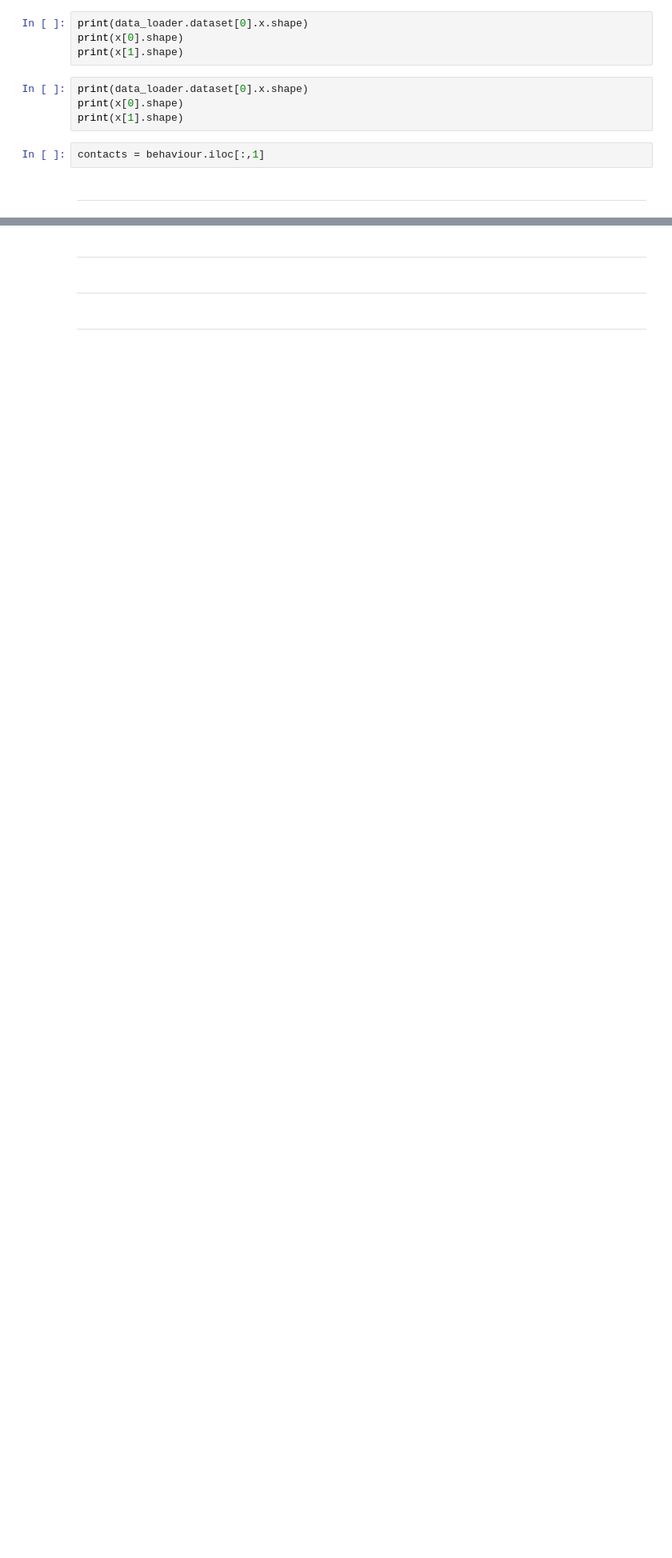
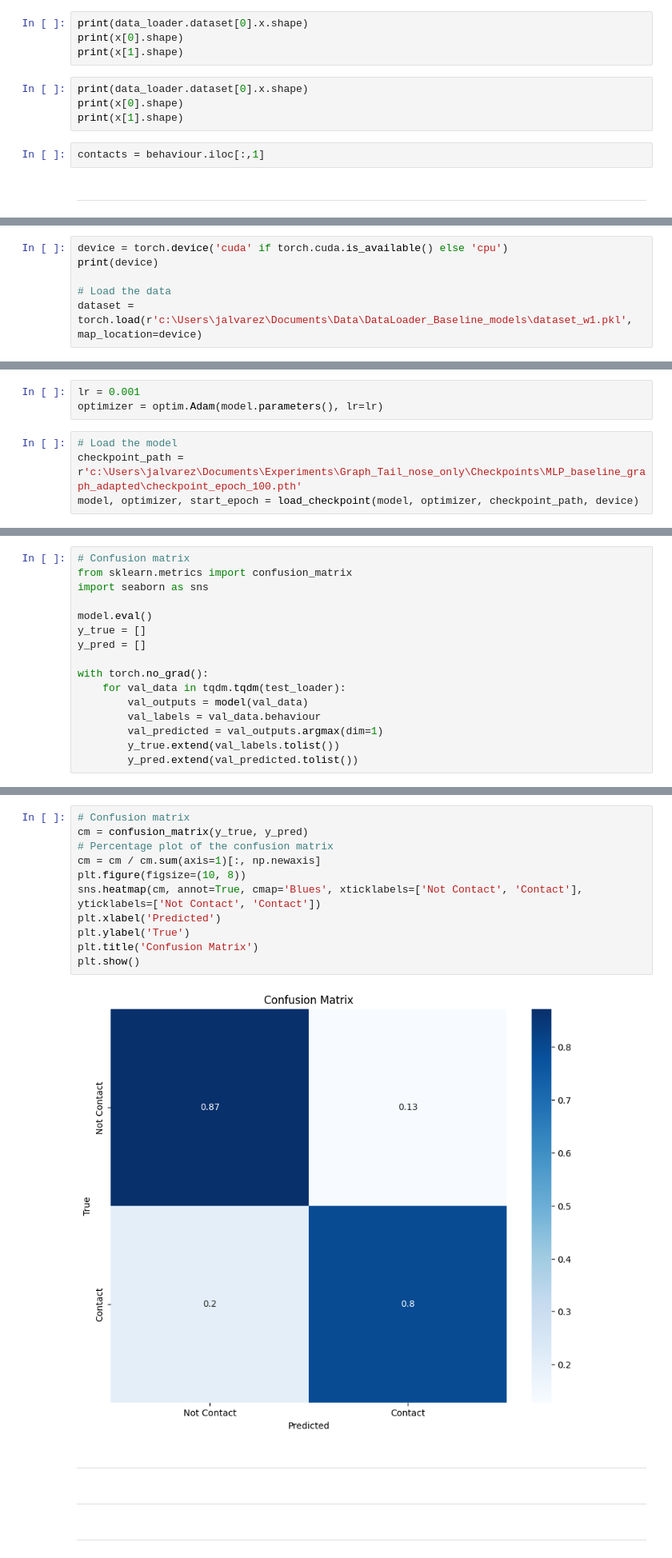
Before and after one commit to JulianAlvarezdeGiorgi/Behavioral_Tagging_of_Mice_in_multiple_Mice_setup_using_Deep_Learning, a Jupyter notebook: src/train_oficina.ipynb, the cells around one changed output, grey strips where cells are left out. Shown at 80% size. Cells and saved outputs as stored; diff of their text form; blank space fills up the shorter version.

```diff
--- a/src/train_oficina.ipynb
+++ b/src/train_oficina.ipynb
@@ -272,0 +317,6 @@ contacts = behaviour.iloc[:,1]
+# %%
+device = torch.device('cuda' if torch.cuda.is_available() else 'cpu')
+print(device)
+
+# Load the data
+dataset = torch.load(r'c:\Users\jalvarez\Documents\Data\DataLoader_Baseline_models\dataset_w1.pkl', map_location=device)
@@ -272,0 +365,7 @@ contacts = behaviour.iloc[:,1]
+# %%
+lr = 0.001
+optimizer = optim.Adam(model.parameters(), lr=lr)
+# %%
+# Load the model
+checkpoint_path = r'c:\Users\jalvarez\Documents\Experiments\Graph_Tail_nose_only\Checkpoints\MLP_baseline_graph_adapted\checkpoint_epoch_100.pth'
+model, optimizer, start_epoch = load_checkpoint(model, optimizer, checkpoint_path, device)
@@ -272,0 +374,16 @@ contacts = behaviour.iloc[:,1]
+# %%
+# Confusion matrix
+from sklearn.metrics import confusion_matrix
+import seaborn as sns
+
+model.eval()
+y_true = []
+y_pred = []
+
+with torch.no_grad():
+    for val_data in tqdm.tqdm(test_loader):
+        val_outputs = model(val_data)
+        val_labels = val_data.behaviour
+        val_predicted = val_outputs.argmax(dim=1)
+        y_true.extend(val_labels.tolist())
+        y_pred.extend(val_predicted.tolist())
@@ -273,3 +393,16 @@ contacts = behaviour.iloc[:,1]
+# %%
+# Confusion matrix
+cm = confusion_matrix(y_true, y_pred)
+# Percentage plot of the confusion matrix
+cm = cm / cm.sum(axis=1)[:, np.newaxis]
+plt.figure(figsize=(10, 8))
+sns.heatmap(cm, annot=True, cmap='Blues', xticklabels=['Not Contact', 'Contact'], yticklabels=['Not Contact', 'Contact'])
+plt.xlabel('Predicted')
+plt.ylabel('True')
+plt.title('Confusion Matrix')
+plt.show()
+# %% [output]
+[figure, added]
 # %% [markdown]
 ---
 # %% [markdown]
```
Also changed, not shown: parts of 9 cells of this notebook, 9 other files.
